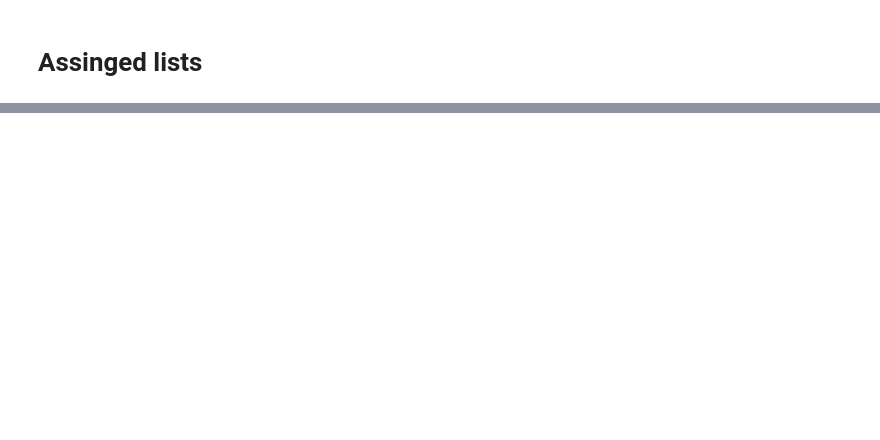
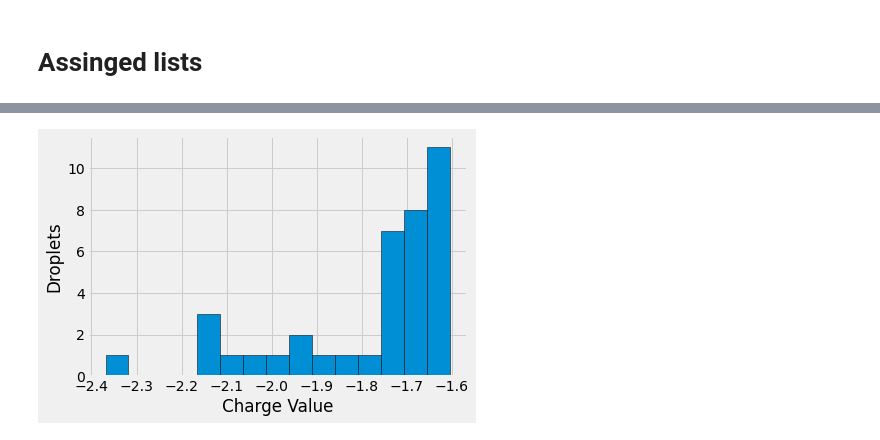
Before and after one commit to Drixitel/134-Lab-Spring-2023, a Jupyter notebook: Millikan/Code/Millikan-Code/Oil-Drop-V2.ipynb, the cells around one changed output, grey strips where cells are left out. Saved outputs shown, nothing was run; the diff lists cells and outputs as text; code cells hidden in the pictures; blank space fills up the shorter version.

```diff
--- a/Millikan/Code/Millikan-Code/Oil-Drop-V2.ipynb
+++ b/Millikan/Code/Millikan-Code/Oil-Drop-V2.ipynb
@@ -511,3 +599,14 @@ print(q_velav_update)
+# %%
+plt.style.use('fivethirtyeight')
+n_bins = []
+e2 = e_val_velav/(10**(-19))
+plt.hist(e, 15, edgecolor ='black') # log =True give more but... not needed
+plt.tight_layout()
+plt.xlabel("Charge Value")
+plt.ylabel("Droplets")
+plt.show()
+# %% [output]
+[figure, added]
 # %%
 plt.style.use('fivethirtyeight')
 # n_bins = [-4E-19,-3E-19,-2E-19,-1E-19]
```
Also changed, not shown: parts of 21 cells of this notebook, 13 other files.
